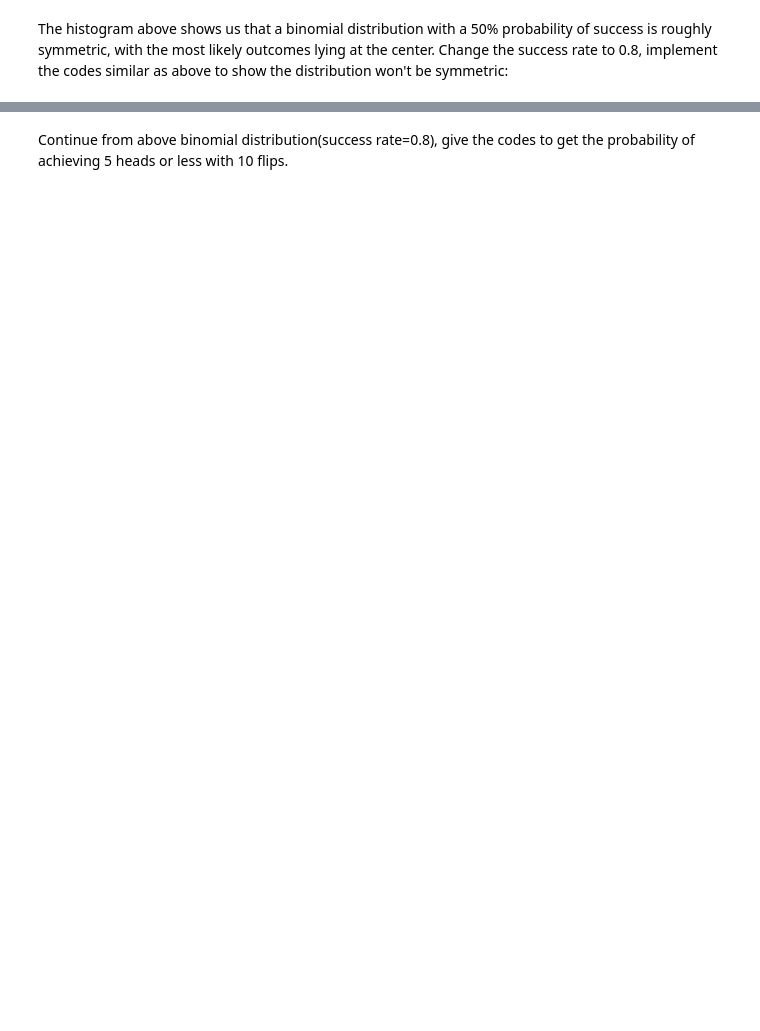
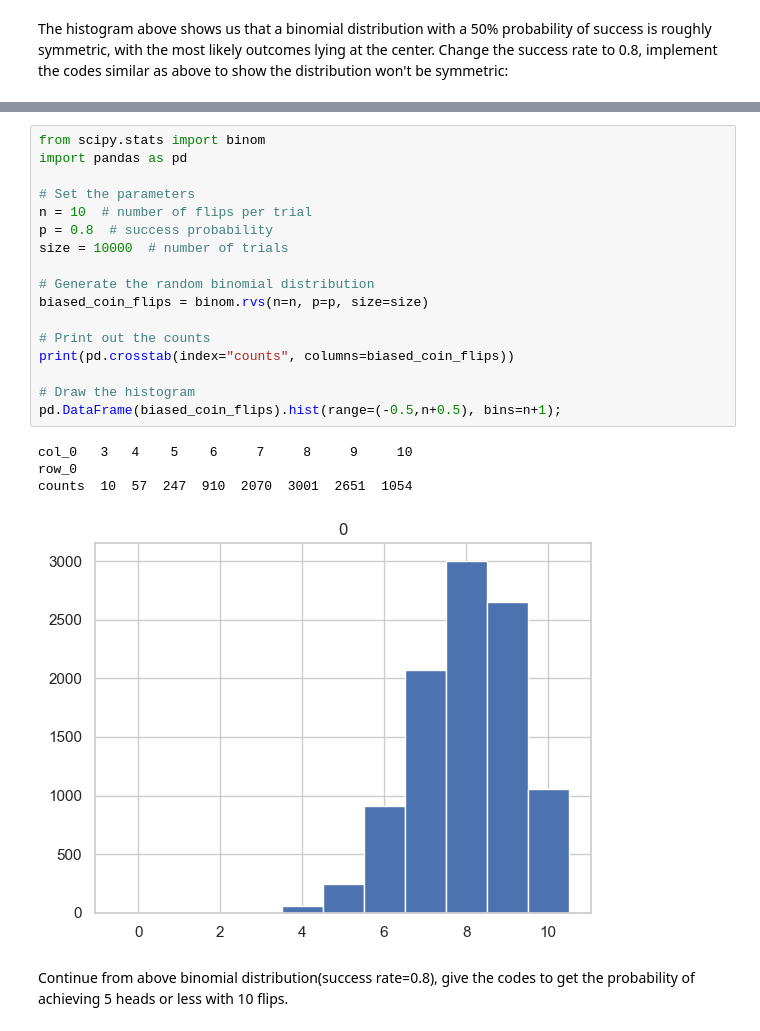
Before and after one commit to pashatay/CS6647, a Jupyter notebook: 3/homework3.ipynb, the cells around one changed output, grey strips where cells are left out. Cells and saved outputs as stored; diff of their text form; blank space fills up the shorter version.

```diff
--- a/3/homework3.ipynb
+++ b/3/homework3.ipynb
@@ -108,2 +190,24 @@ counts   2   7  54  253  886  2046  3001  2700  1051
+# %%
+from scipy.stats import binom
+import pandas as pd
+
+# Set the parameters
+n = 10  # number of flips per trial
+p = 0.8  # success probability
+size = 10000  # number of trials
+
+# Generate the random binomial distribution
+biased_coin_flips = binom.rvs(n=n, p=p, size=size)
+
+# Print out the counts
+print(pd.crosstab(index="counts", columns=biased_coin_flips))
+
+# Draw the histogram
+pd.DataFrame(biased_coin_flips).hist(range=(-0.5,n+0.5), bins=n+1);
+# %% [output]
+col_0   3   4    5    6     7     8     9     10
+row_0
+counts  10  57  247  910  2070  3001  2651  1054
+[figure, added]
 # %% [markdown]
 Continue from above binomial distribution(success rate=0.8), give the codes to get the probability of achieving 5 heads or less with 10 flips.
```
Also changed, not shown: parts of 25 cells of this notebook.
